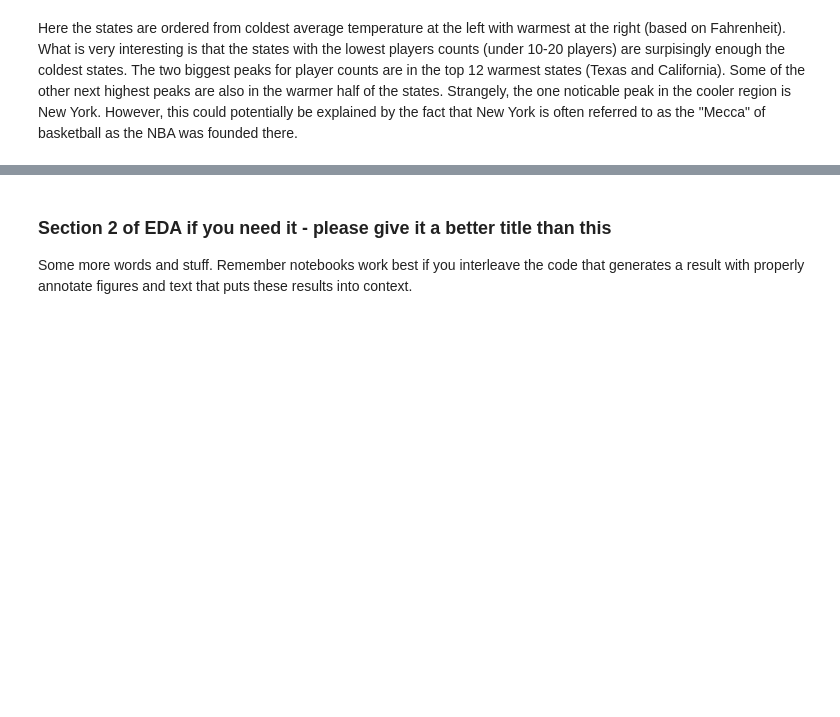
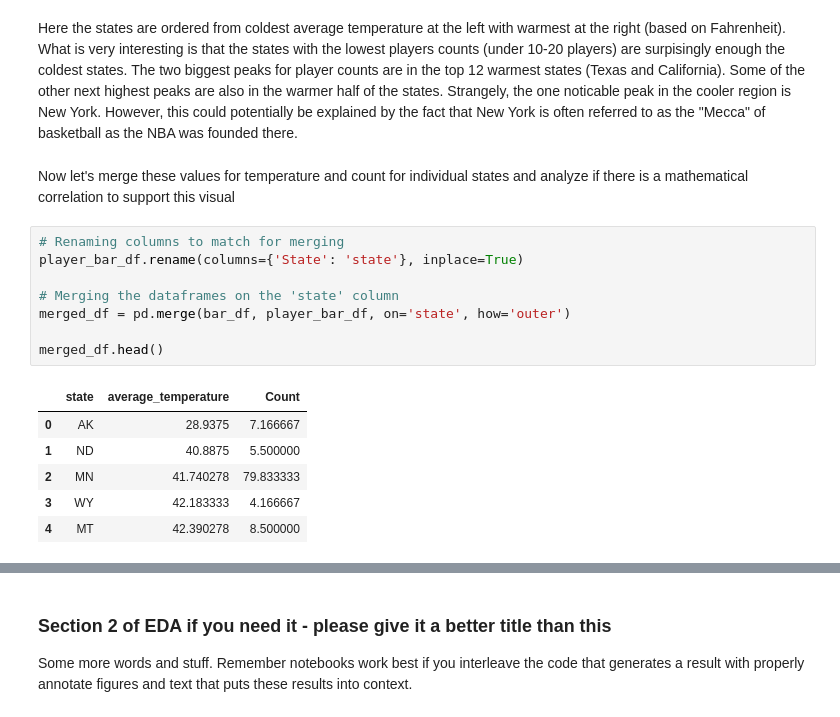
Before and after one commit to jayden789/State-weather-player-performance, a Jupyter notebook: EDACheckpoint_group69.ipynb, the cells around one changed output, grey strips where cells are left out. Cells and saved outputs as stored; diff of their text form; blank space fills up the shorter version.

```diff
--- a/EDACheckpoint_group69.ipynb
+++ b/EDACheckpoint_group69.ipynb
@@ -780,3 +780,20 @@ plt.show()
 [figure]
 # %% [markdown]
 Here the states are ordered from coldest average temperature at the left with warmest at the right (based on Fahrenheit). What is very interesting is that the states with the lowest players counts (under 10-20 players) are surpisingly enough the coldest states. The two biggest peaks for player counts are in the top 12 warmest states (Texas and California). Some of the other next highest peaks are also in the warmer half of the states. Strangely, the one noticable peak in the cooler region is New York. However, this could potentially be explained by the fact that New York is often referred to as the "Mecca" of basketball as the NBA was founded there.
+# %% [markdown]
+Now let's merge these values for temperature and count for individual states and analyze if there is a mathematical correlation to support this visual
+# %%
+# Renaming columns to match for merging
+player_bar_df.rename(columns={'State': 'state'}, inplace=True)
+
+# Merging the dataframes on the 'state' column
+merged_df = pd.merge(bar_df, player_bar_df, on='state', how='outer')
+
+merged_df.head()
+# %% [output]
+|  | state | average_temperature | Count |
+| 0 | AK | 28.9375 | 7.166667 |
+| 1 | ND | 40.8875 | 5.500000 |
+| 2 | MN | 41.740278 | 79.833333 |
+| 3 | WY | 42.183333 | 4.166667 |
+| 4 | MT | 42.390278 | 8.500000 |
```
Also changed, not shown: parts of 8 cells of this notebook.
